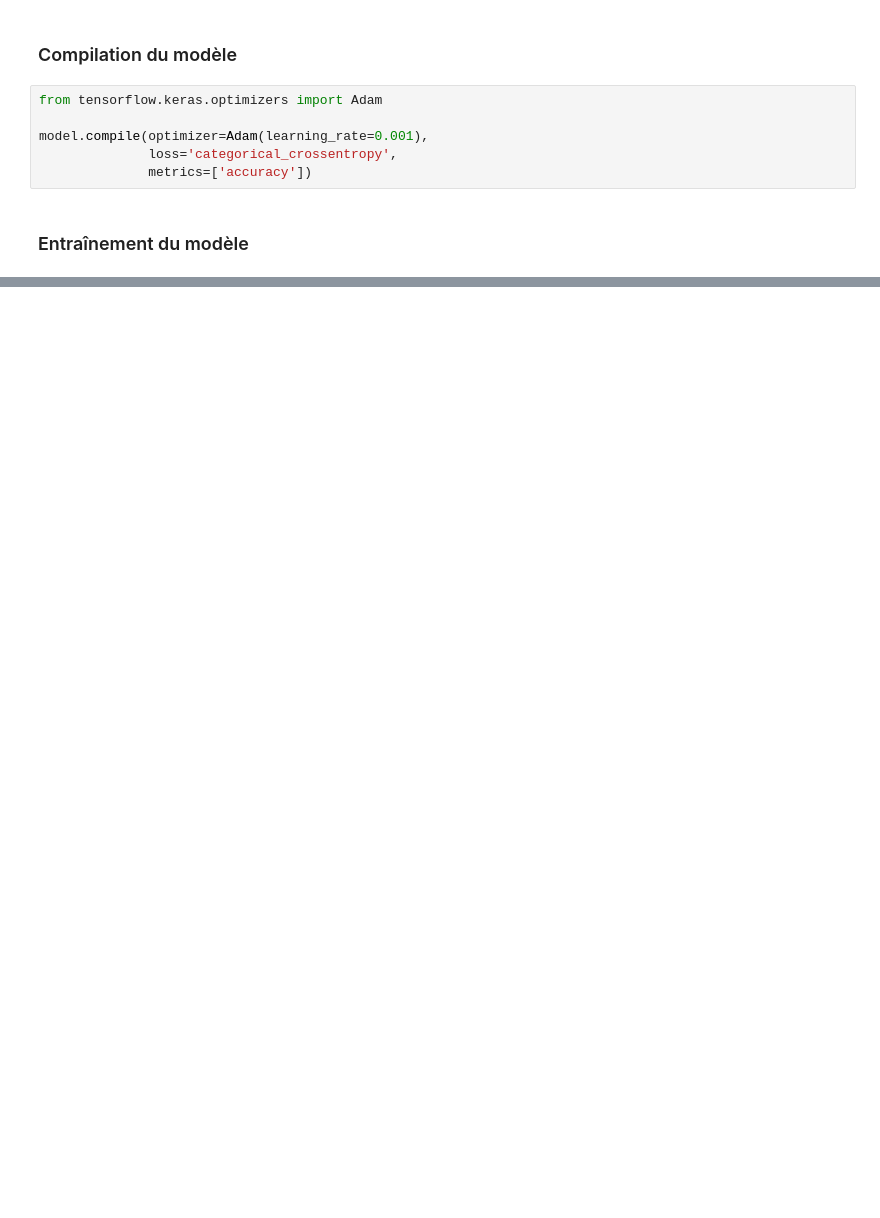
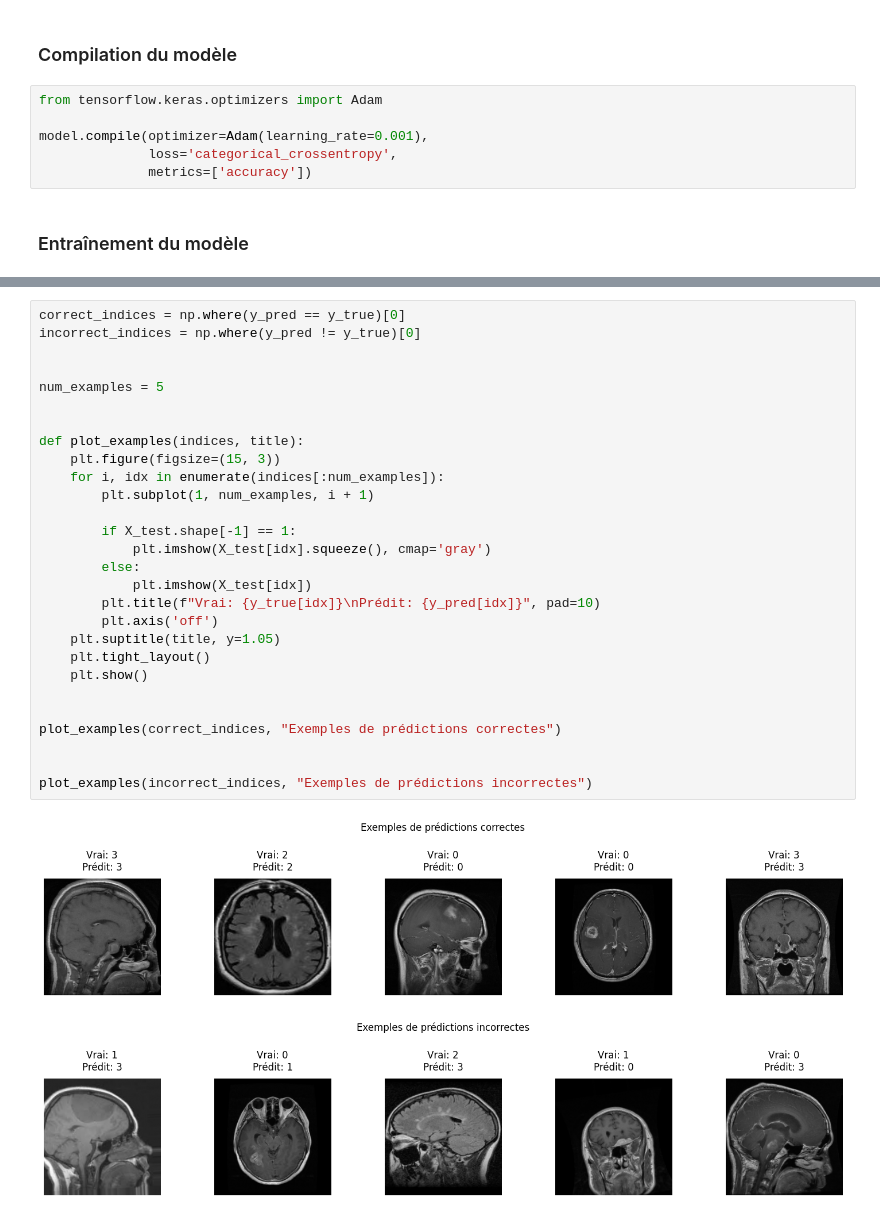
Before and after one commit to elmhmmd/BrainScan, a Jupyter notebook: Brainscan.ipynb, the cells around one changed output, grey strips where cells are left out. Cells and saved outputs as stored; diff of their text form; blank space fills up the shorter version.

```diff
--- a/Brainscan.ipynb
+++ b/Brainscan.ipynb
@@ -367,0 +378,31 @@ plt.show()
+# %%
+correct_indices = np.where(y_pred == y_true)[0]
+incorrect_indices = np.where(y_pred != y_true)[0]
+
+
+num_examples = 5
+
+
+def plot_examples(indices, title):
+    plt.figure(figsize=(15, 3))
+    for i, idx in enumerate(indices[:num_examples]):
+        plt.subplot(1, num_examples, i + 1)
+
+        if X_test.shape[-1] == 1:
+            plt.imshow(X_test[idx].squeeze(), cmap='gray')
+        else:
+            plt.imshow(X_test[idx])
+        plt.title(f"Vrai: {y_true[idx]}\nPrédit: {y_pred[idx]}", pad=10)
+        plt.axis('off')
+    plt.suptitle(title, y=1.05)
+    plt.tight_layout()
+    plt.show()
+
+
+plot_examples(correct_indices, "Exemples de prédictions correctes")
+
+
+plot_examples(incorrect_indices, "Exemples de prédictions incorrectes")
+# %% [output]
+[figure, added]
+[figure, added]
```
Also changed, not shown: parts of 9 cells of this notebook, 2 other files.
